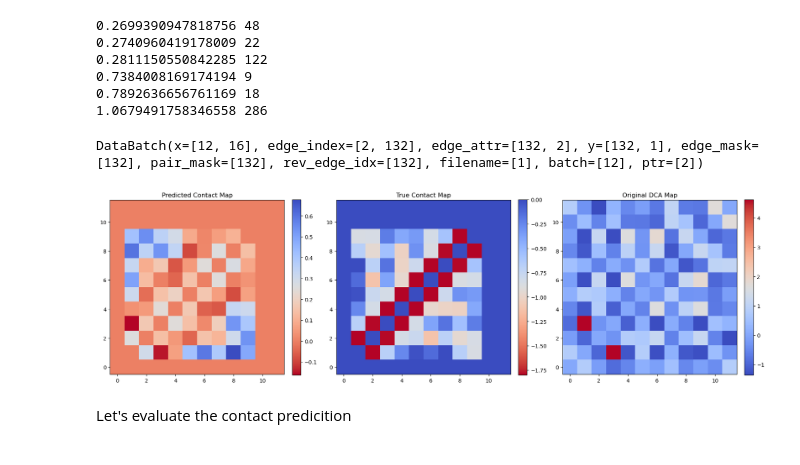
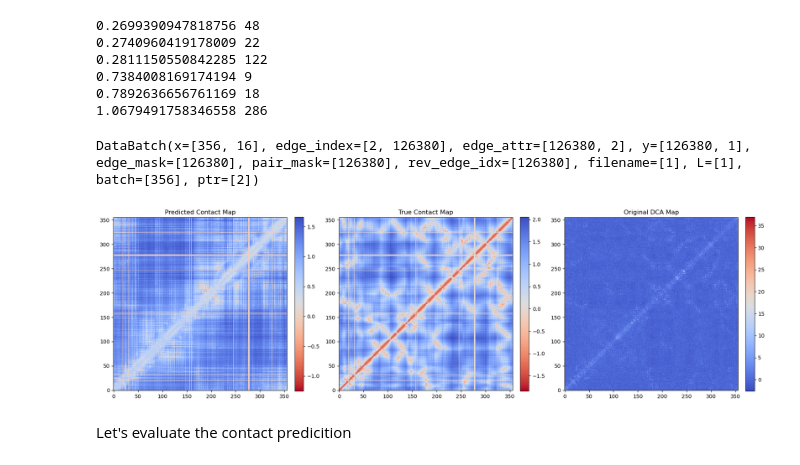
Before and after one commit to Fabiog17/Internship, a Jupyter notebook: Regressor+contact.ipynb, the cells around one changed output. Drawn from its saved outputs; the diff is of its cells as text; code cells hidden in the pictures.

```diff
--- a/Regressor+contact.ipynb
+++ b/Regressor+contact.ipynb
@@ -635,7 +635,7 @@ for idx, val in sorted_losses[len(sorted_losses)-3:len(sorted_losses)]:
 0.7892636656761169 18
 1.0679491758346558 286
 # %%
-pos=286
+pos=17
 
 i=0
 with torch.no_grad():
@@ -651,35 +651,35 @@ print(batch)
 
 mask = batch.edge_mask #& batch.pair_mask
 
 pred_dist_map = graph_to_matrix(batch, pred_dist.squeeze(-1).cpu(), mask.cpu())
 true_dist_map = graph_to_matrix(batch, batch.y.cpu(),mask.cpu())
 original_dca_map = graph_to_matrix(batch, batch.edge_attr[:,0].cpu())
 
 
 fig, axes = plt.subplots(1, 3, figsize=(18, 6))  # 1 row, 3 columns
 
 # --- Predicted Distance Map ---
 im0 = axes[0].imshow(pred_dist_map, cmap='coolwarm_r', origin='lower')
 axes[0].set_title("Predicted Contact Map")
 plt.colorbar(im0, ax=axes[0], fraction=0.046, pad=0.04)
 
 # --- True Distance Map ---
 
 
 im1 = axes[1].imshow(true_dist_map, cmap='coolwarm_r', origin='lower')
 axes[1].set_title("True Contact Map")
 plt.colorbar(im1, ax=axes[1], fraction=0.046, pad=0.04)
 
 # --- Original DCA Map ---
 im2 = axes[2].imshow(original_dca_map, cmap='coolwarm', origin='lower')
 axes[2].set_title("Original DCA Map")
 plt.colorbar(im2, ax=axes[2], fraction=0.046, pad=0.04)
 
 plt.tight_layout()
 plt.show()
 # %% [output]
-DataBatch(x=[12, 16], edge_index=[2, 132], edge_attr=[132, 2], y=[132, 1], edge_mask=[132], pair_mask=[132], rev_edge_idx=[132], filename=[1], batch=[12], ptr=[2])
+DataBatch(x=[356, 16], edge_index=[2, 126380], edge_attr=[126380, 2], y=[126380, 1], edge_mask=[126380], pair_mask=[126380], rev_edge_idx=[126380], filename=[1], L=[1], batch=[356], ptr=[2])
-[figure, old version]
+[figure, new version]
 # %% [markdown]
 Let's evaluate the contact predicition
 # %%
```
Also changed, not shown: parts of 1 cell of this notebook, 1 other file.
